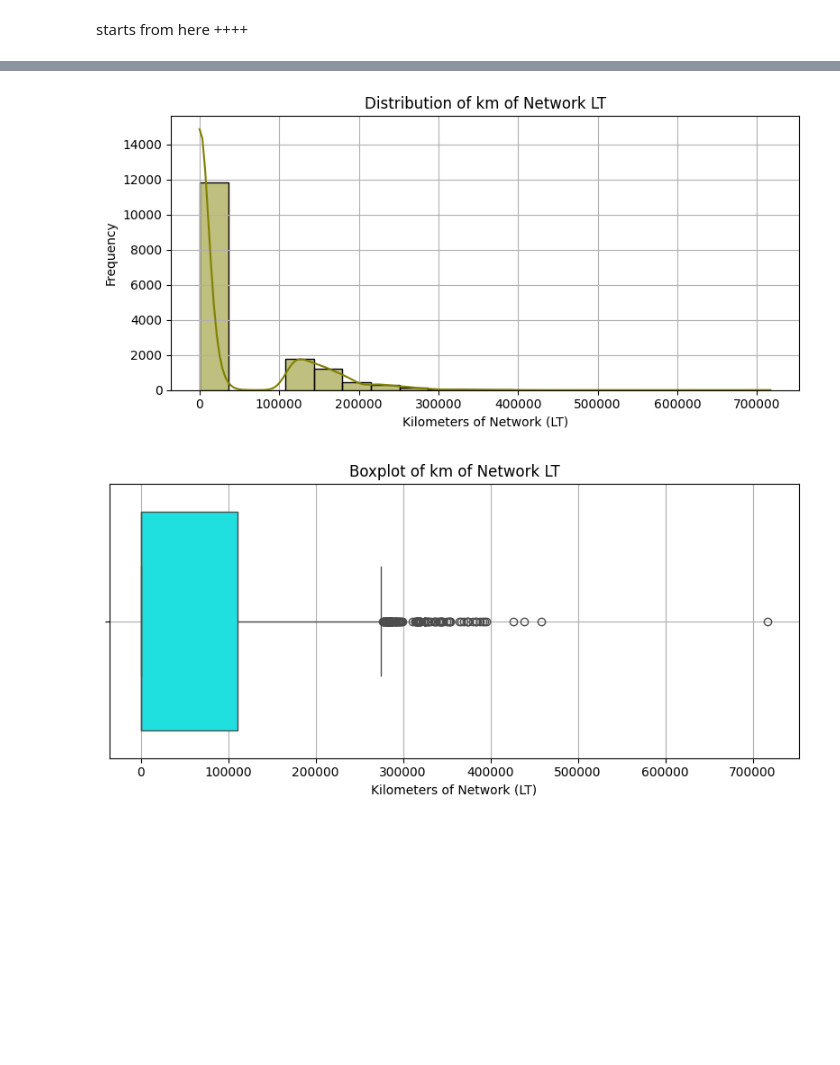
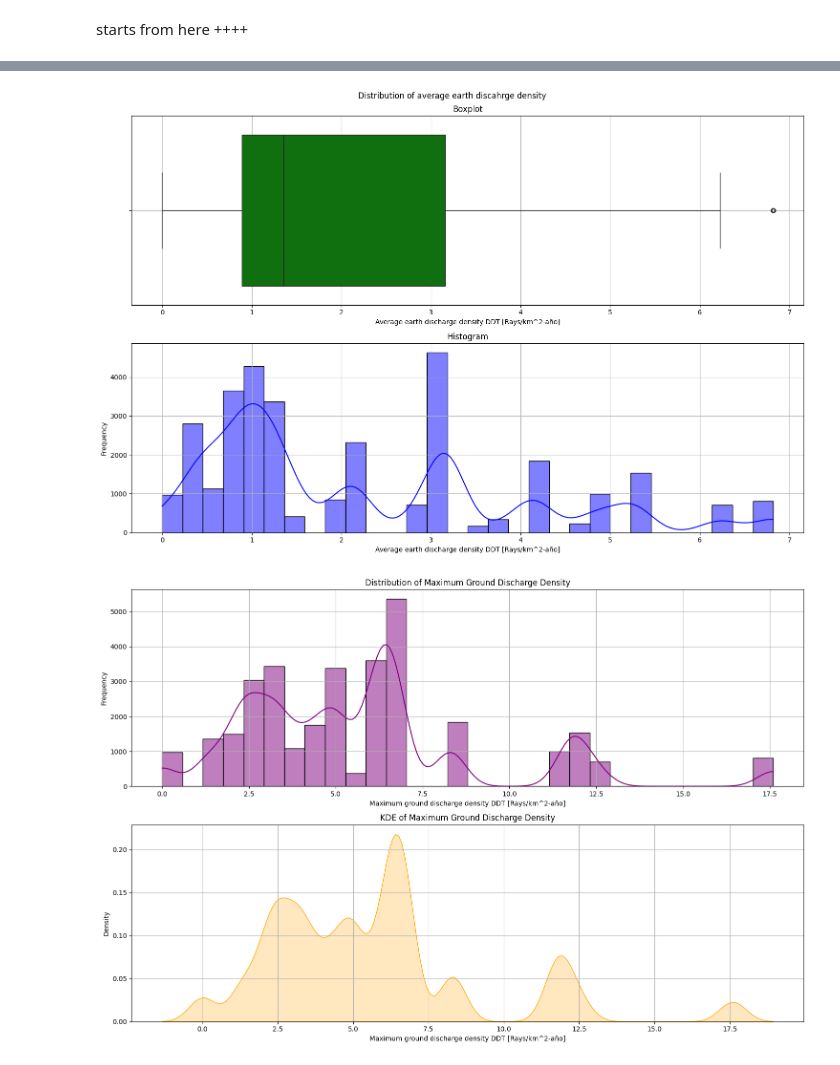
Before and after one commit to pawankalyan22k/Predictive-maintanance-of-Distribution-Transformers-, a Jupyter notebook: Predictive_Maintainance_of_Transformers.ipynb, the cells around one changed output, grey strips where cells are left out. Drawn from its saved outputs; the diff is of its cells as text; code cells hidden in the pictures; blank space fills up the shorter version.

```diff
--- a/Predictive_Maintainance_of_Transformers.ipynb
+++ b/Predictive_Maintainance_of_Transformers.ipynb
@@ -308,2 +361,4 @@ plt.show()
+# %%
+df=combined_df
 # %% [markdown]
 starts from here ++++
@@ -607,22 +365,49 @@ plt.show()
-# %%
-# km of network LT
-plt.figure(figsize=(8, 4))
-sns.histplot(df_20['km of network LT:'], kde=True, bins=20, color='olive')
-plt.title('Distribution of km of Network LT')
-plt.xlabel('Kilometers of Network (LT)')
-plt.ylabel('Frequency')
-plt.grid(True)
-plt.tight_layout()
-plt.show()
-# %% [output]
-[figure, removed]
-# %%
-plt.figure(figsize=(8, 4))
-sns.boxplot(x=df_20['km of network LT:'], color='cyan')
-plt.title('Boxplot of km of Network LT')
-plt.xlabel('Kilometers of Network (LT)')
-plt.grid(True)
-plt.tight_layout()
-plt.show()
-# %% [output]
-[figure, removed]
+# %%
+fig, axs = plt.subplots(2, 1, figsize=(15, 10))
+
+# Boxplot
+sns.boxplot(data=df, x='Average earth discharge density DDT [Rays/km^2-año]', ax=axs[0], color='green')
+axs[0].set_title('Boxplot')
+axs[0].set_xlabel('Average earth discharge density DDT [Rays/km^2-año]')
+axs[0].grid(True)
+
+# Histogram
+sns.histplot(data=df, x='Average earth discharge density DDT [Rays/km^2-año]', kde=True, bins=30, color='blue', ax=axs[1])
+axs[1].set_title('Histogram')
+axs[1].set_xlabel('Average earth discharge density DDT [Rays/km^2-año]')
+axs[1].set_ylabel('Frequency')
+axs[1].grid(True)
+
+plt.suptitle('Distribution of average earth discahrge density')
+
+# Adjust layout
+plt.tight_layout()
+plt.show()
+# %% [output]
+[figure, added]
+# %%
+# Maximum ground discharge density DDT [Rays/km^2-año]
+
+fig, axs = plt.subplots(2, 1, figsize=(15, 10))
+
+#Histogram
+sns.histplot(df['Maximum ground discharge density DDT [Rays/km^2-año]'], kde=True, bins=30, color='purple',ax=axs[0])
+axs[0].set_title('Distribution of Maximum Ground Discharge Density')
+axs[0].set_xlabel('Maximum ground discharge density DDT [Rays/km^2-año]')
+axs[0].set_ylabel('Frequency')
+axs[0].grid(True)
+
+
+
+
+# KDE plot
+sns.kdeplot(df['Maximum ground discharge density DDT [Rays/km^2-año]'], shade=True, color='orange',ax=axs[1])
+axs[1].set_title('KDE of Maximum Ground Discharge Density')
+axs[1].set_xlabel('Maximum ground discharge density DDT [Rays/km^2-año]')
+axs[1].grid(True)
+
+
+plt.tight_layout()
+plt.show()
+# %% [output]
+[figure, added]
```
Also changed, not shown: parts of 54 cells of this notebook.
